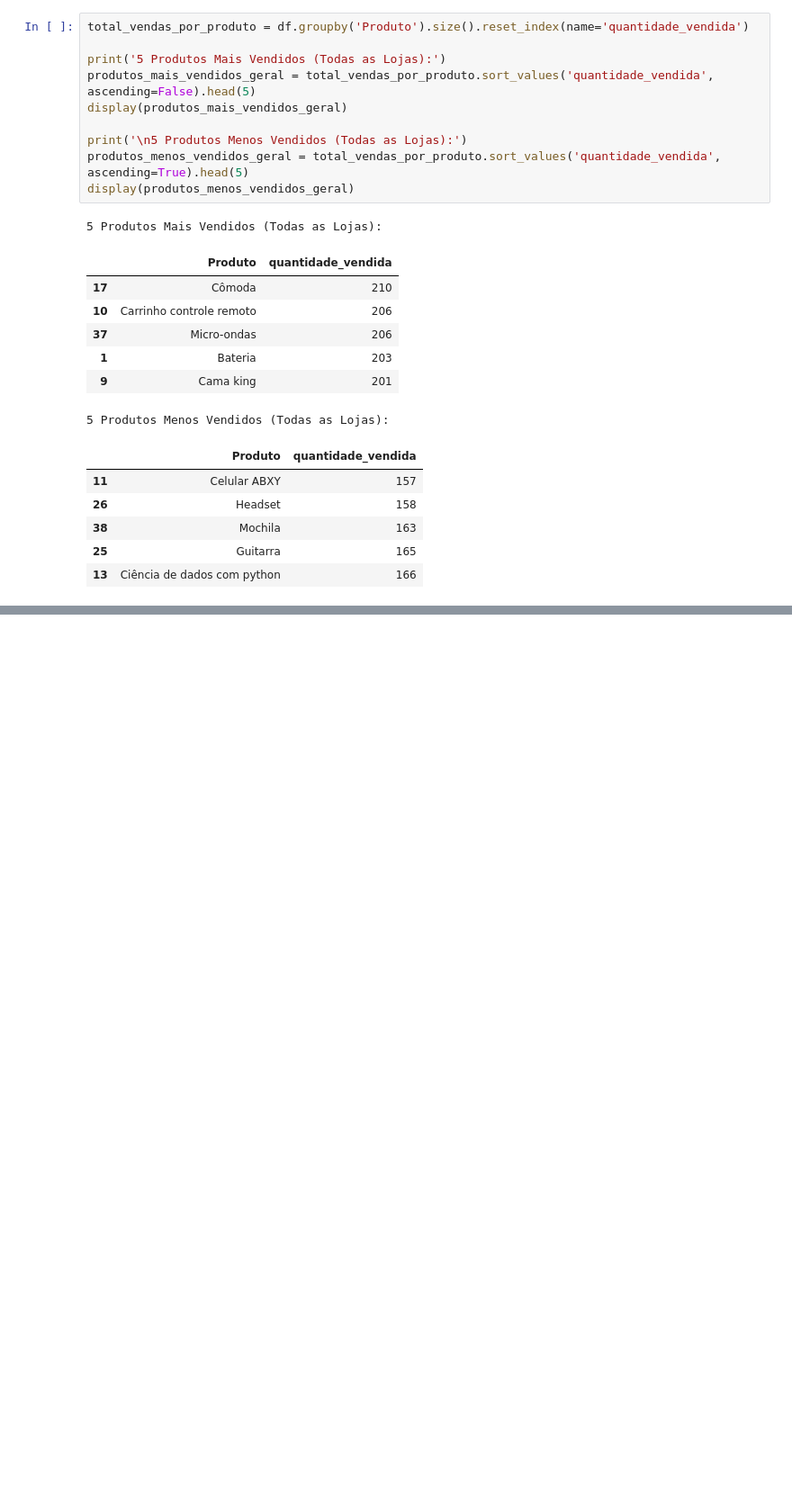
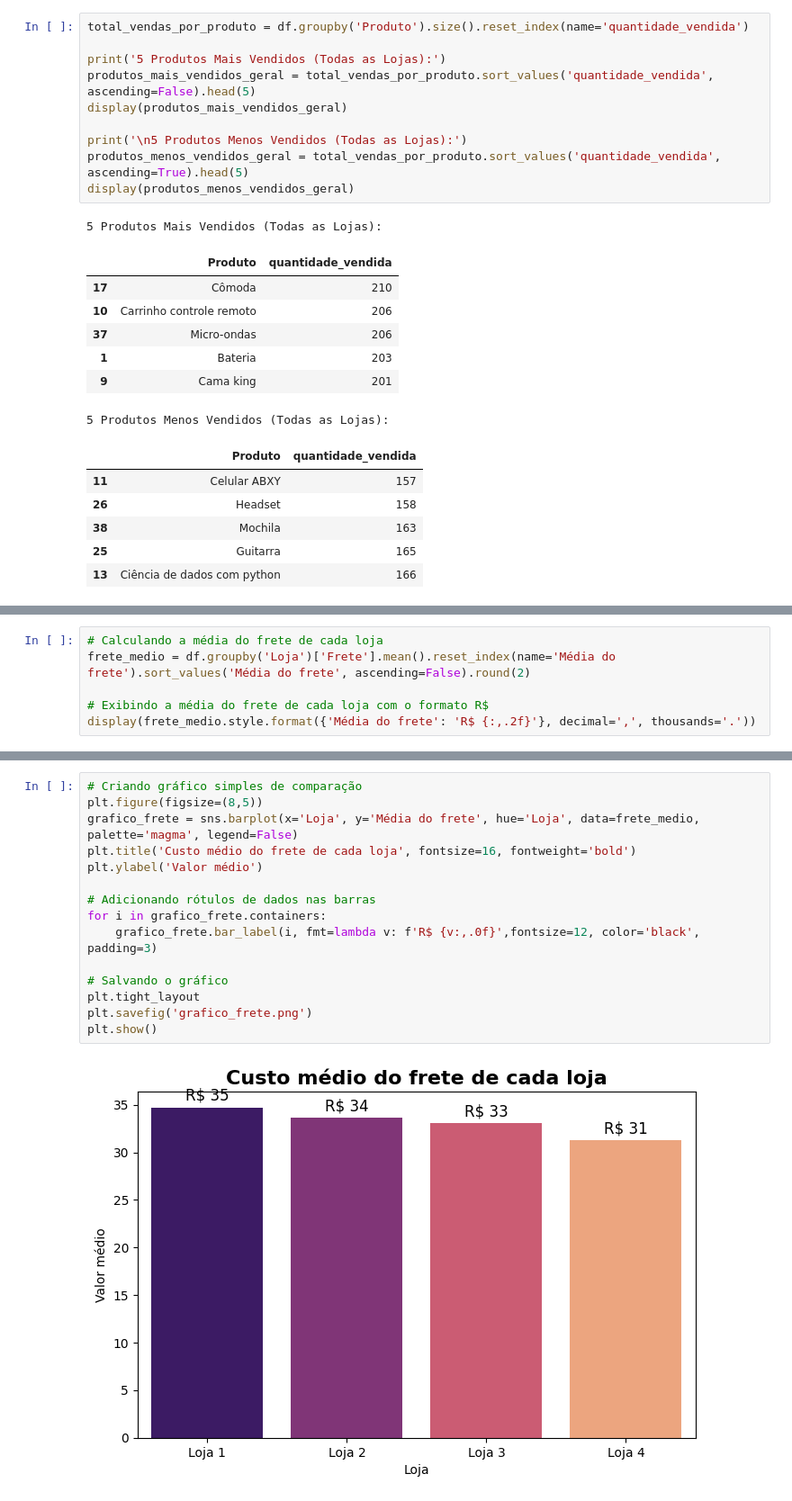
Before and after one commit to lidimoura/challenge1-data-science-Alura-Store, a Jupyter notebook: AluraStoreBrasil.ipynb, the cells around one changed output, grey strips where cells are left out. Shown at 90% size. Cells and saved outputs as stored; diff of their text form; blank space fills up the shorter version.

Commit message:
Criado usando o Colab - Média do frete

```diff
--- a/AluraStoreBrasil.ipynb
+++ b/AluraStoreBrasil.ipynb
@@ -477,0 +478,6 @@ display(produtos_menos_vendidos_geral)
+# %%
+# Calculando a média do frete de cada loja
+frete_medio = df.groupby('Loja')['Frete'].mean().reset_index(name='Média do frete').sort_values('Média do frete', ascending=False).round(2)
+
+# Exibindo a média do frete de cada loja com o formato R$
+display(frete_medio.style.format({'Média do frete': 'R$ {:,.2f}'}, decimal=',', thousands='.'))
@@ -477,0 +490,17 @@ display(produtos_menos_vendidos_geral)
+# %%
+# Criando gráfico simples de comparação
+plt.figure(figsize=(8,5))
+grafico_frete = sns.barplot(x='Loja', y='Média do frete', hue='Loja', data=frete_medio, palette='magma', legend=False)
+plt.title('Custo médio do frete de cada loja', fontsize=16, fontweight='bold')
+plt.ylabel('Valor médio')
+
+# Adicionando rótulos de dados nas barras
+for i in grafico_frete.containers:
+    grafico_frete.bar_label(i, fmt=lambda v: f'R$ {v:,.0f}',fontsize=12, color='black', padding=3)
+
+# Salvando o gráfico
+plt.tight_layout
+plt.savefig('grafico_frete.png')
+plt.show()
+# %% [output]
+[figure, added]
```
Also changed, not shown: parts of 2 cells of this notebook.
